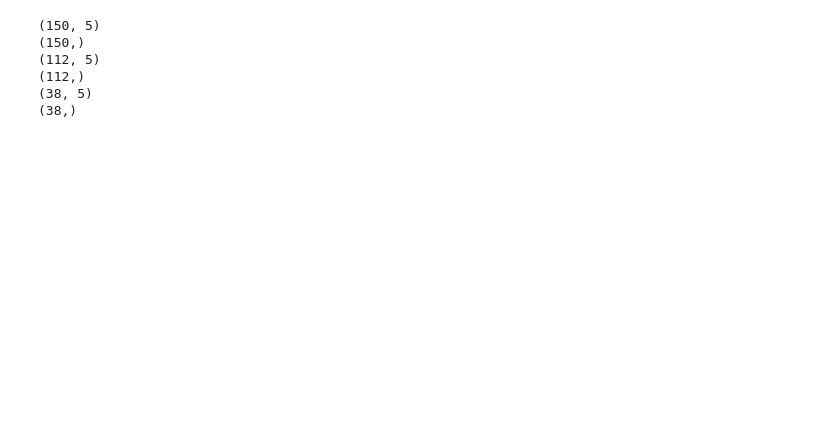
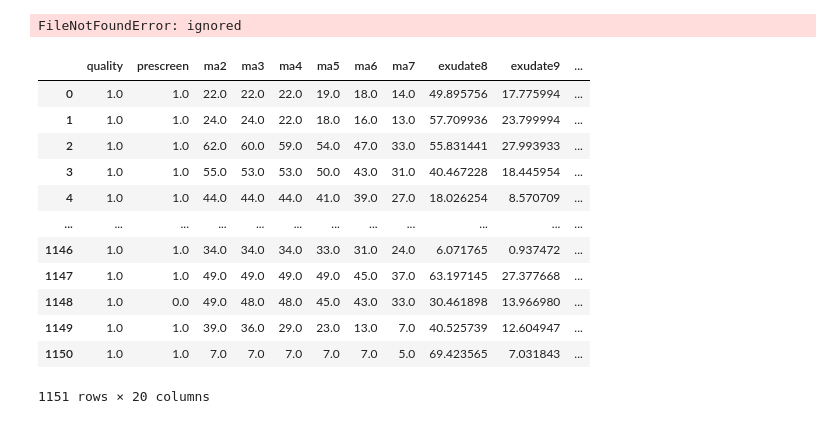
Before and after one commit to RagilSalsabil/datamining, a Jupyter notebook: _sources/Untitled0.ipynb, the cells around one changed output. Drawn from its saved outputs; the diff is of its cells as text; code cells hidden in the pictures; blank space fills up the shorter version.

```diff
--- a/_sources/Untitled0.ipynb
+++ b/_sources/Untitled0.ipynb
@@ -87,29 +0,0 @@ array([0, 1, 2])
-# %%
-#converting dataframe to np array
-data = df.values
-
-X=data [:, 0:5]
-Y= data [: , -1]
-
-print(X.shape)
-print(Y.shape)
-
-#train-test split = 3:1
-
-train_x = X[: 112, ]
-train_y = Y[:112, ]
-
-test_x = X[112:150, ]
-test_y = Y[112:150, ]
-
-print(train_x.shape)
-print(train_y.shape)
-print(test_x.shape)
-print(test_y.shape)
-# %% [output]
-(150, 5)
-(150,)
-(112, 5)
-(112,)
-(38, 5)
-(38,)
@@ -133,0 +1,45 @@ print(accuracy_score(test_labels, test_y)*100)
+# %%
+from scipy.io import arff
+import pandas as pd
+import numpy as np
+data =arff.loadarff("/content/drive/MyDrive/datamining/tugas/messidor_features.arff")
+df = pd.DataFrame(data[0])
+pd.options.mode.chained_assignment=None
+# %% [output]
+FileNotFoundError: ignored
+# %%
+col_names=[]
+for i in range (20):
+  if i == 0:
+    col_names.append('quality')
+  if i == 1:
+    col_names.append('prescreen')
+  if i >= 2 and i <= 7:
+    col_names.append('ma' + str(i))
+  if i >= 8 and i <= 15:
+    col_names.append('exudate' + str(i))
+  if i == 16:
+    col_names.append('euDist')
+  if i == 17:
+    col_names.append('diameter')
+  if i == 18:
+    col_names.append('amfm_class')
+  if i == 19:
+    col_names.append('label')
+# %%
+df.columns = [col_names]
+df
+# %% [output]
+|  | quality | prescreen | ma2 | ma3 | ma4 | ma5 | ma6 | ma7 | exudate8 | exudate9 | ... |
+| 0 | 1.0 | 1.0 | 22.0 | 22.0 | 22.0 | 19.0 | 18.0 | 14.0 | 49.895756 | 17.775994 | ... |
+| 1 | 1.0 | 1.0 | 24.0 | 24.0 | 22.0 | 18.0 | 16.0 | 13.0 | 57.709936 | 23.799994 | ... |
+| 2 | 1.0 | 1.0 | 62.0 | 60.0 | 59.0 | 54.0 | 47.0 | 33.0 | 55.831441 | 27.993933 | ... |
+| 3 | 1.0 | 1.0 | 55.0 | 53.0 | 53.0 | 50.0 | 43.0 | 31.0 | 40.467228 | 18.445954 | ... |
+| 4 | 1.0 | 1.0 | 44.0 | 44.0 | 44.0 | 41.0 | 39.0 | 27.0 | 18.026254 | 8.570709 | ... |
+| ... | ... | ... | ... | ... | ... | ... | ... | ... | ... | ... | ... |
+| 1146 | 1.0 | 1.0 | 34.0 | 34.0 | 34.0 | 33.0 | 31.0 | 24.0 | 6.071765 | 0.937472 | ... |
+| 1147 | 1.0 | 1.0 | 49.0 | 49.0 | 49.0 | 49.0 | 45.0 | 37.0 | 63.197145 | 27.377668 | ... |
+| 1148 | 1.0 | 0.0 | 49.0 | 48.0 | 48.0 | 45.0 | 43.0 | 33.0 | 30.461898 | 13.966980 | ... |
+| 1149 | 1.0 | 1.0 | 39.0 | 36.0 | 29.0 | 23.0 | 13.0 | 7.0 | 40.525739 | 12.604947 | ... |
+| 1150 | 1.0 | 1.0 | 7.0 | 7.0 | 7.0 | 7.0 | 7.0 | 5.0 | 69.423565 | 7.031843 | ... |
+1151 rows × 20 columns
```
Also changed, not shown: parts of 37 cells of this notebook, 31 other files.
